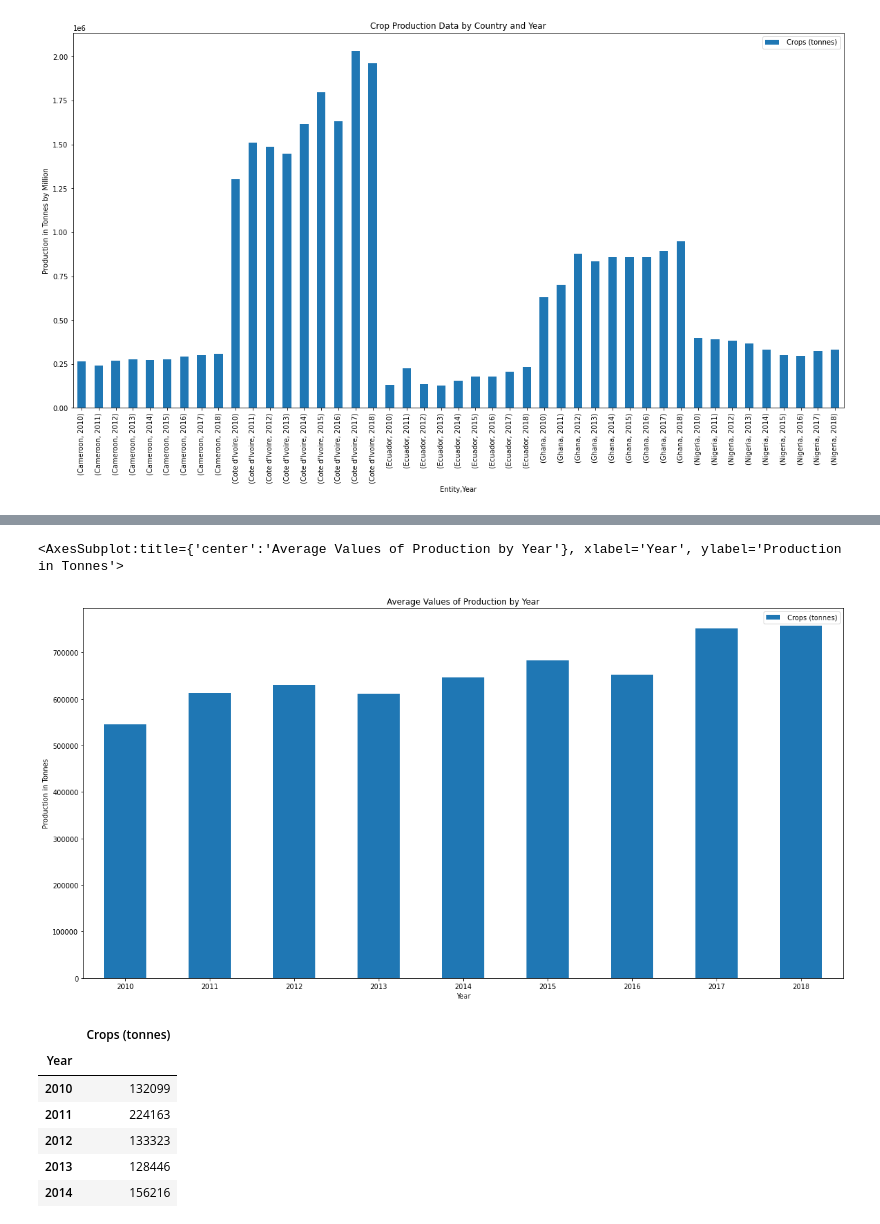
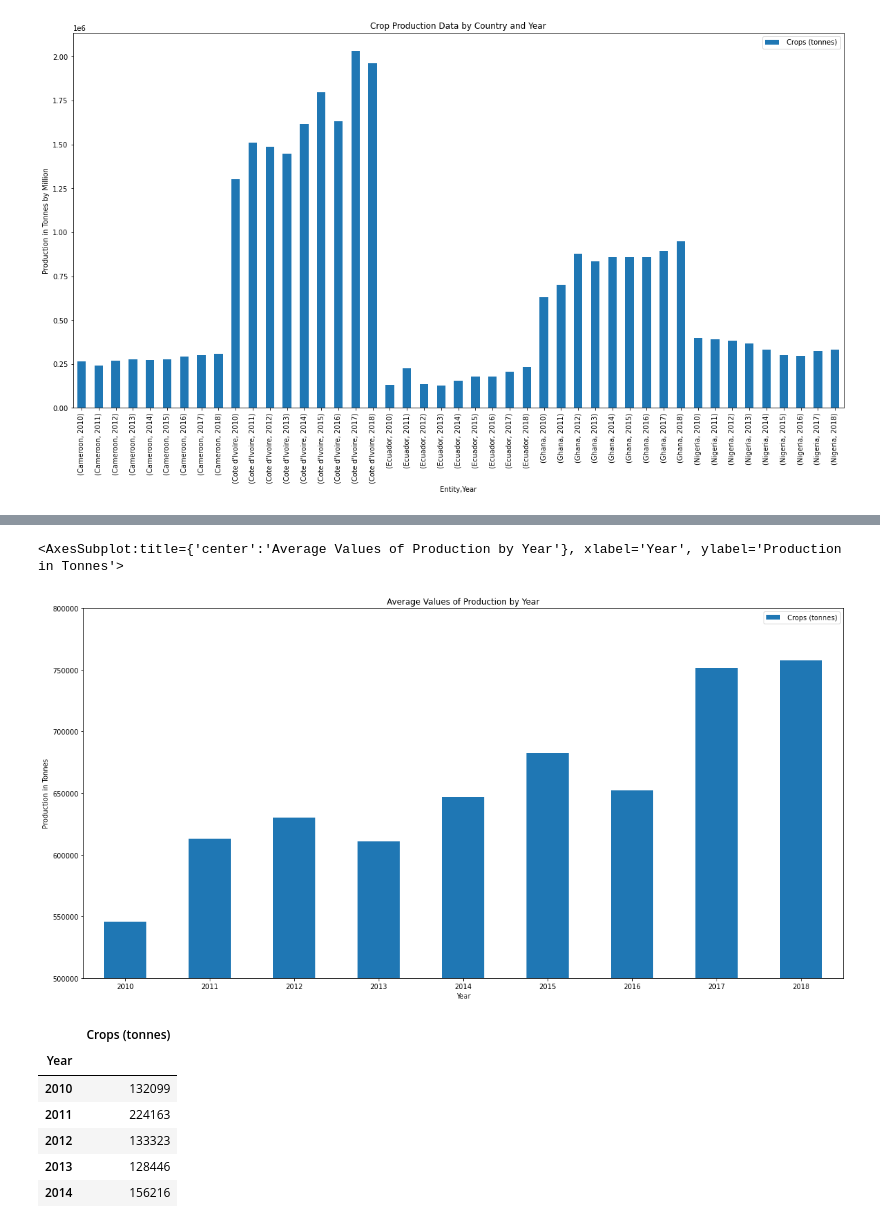
Before and after one commit to pekfrjufrirf12/project1_group3, a Jupyter notebook: Project Data/production_data.ipynb, the cells around one changed output, grey strips where cells are left out. Drawn from its saved outputs; the diff is of its cells as text; code cells hidden in the pictures.

```diff
--- a/Project Data/production_data.ipynb
+++ b/Project Data/production_data.ipynb
@@ -78,11 +78,12 @@ production_mean
 # %%
 # Plot production mean
 production_mean_plot = production_mean.plot(kind='bar', figsize=(20,10), title='Average Values of Production by Year',
-                                           rot=0, ylabel='Production in Tonnes')
+                                           rot=0, ylabel='Production in Tonnes',
+                                           ylim=(500000, 800000))
 production_mean_plot
 # %% [output]
 <AxesSubplot:title={'center':'Average Values of Production by Year'}, xlabel='Year', ylabel='Production in Tonnes'>
-[figure, old version]
+[figure, new version]
 # %%
 # Determine min, max, std
 production_min = production_df2.groupby(by=['Year']).min()
```
Also changed, not shown: parts of 4 cells of this notebook.
